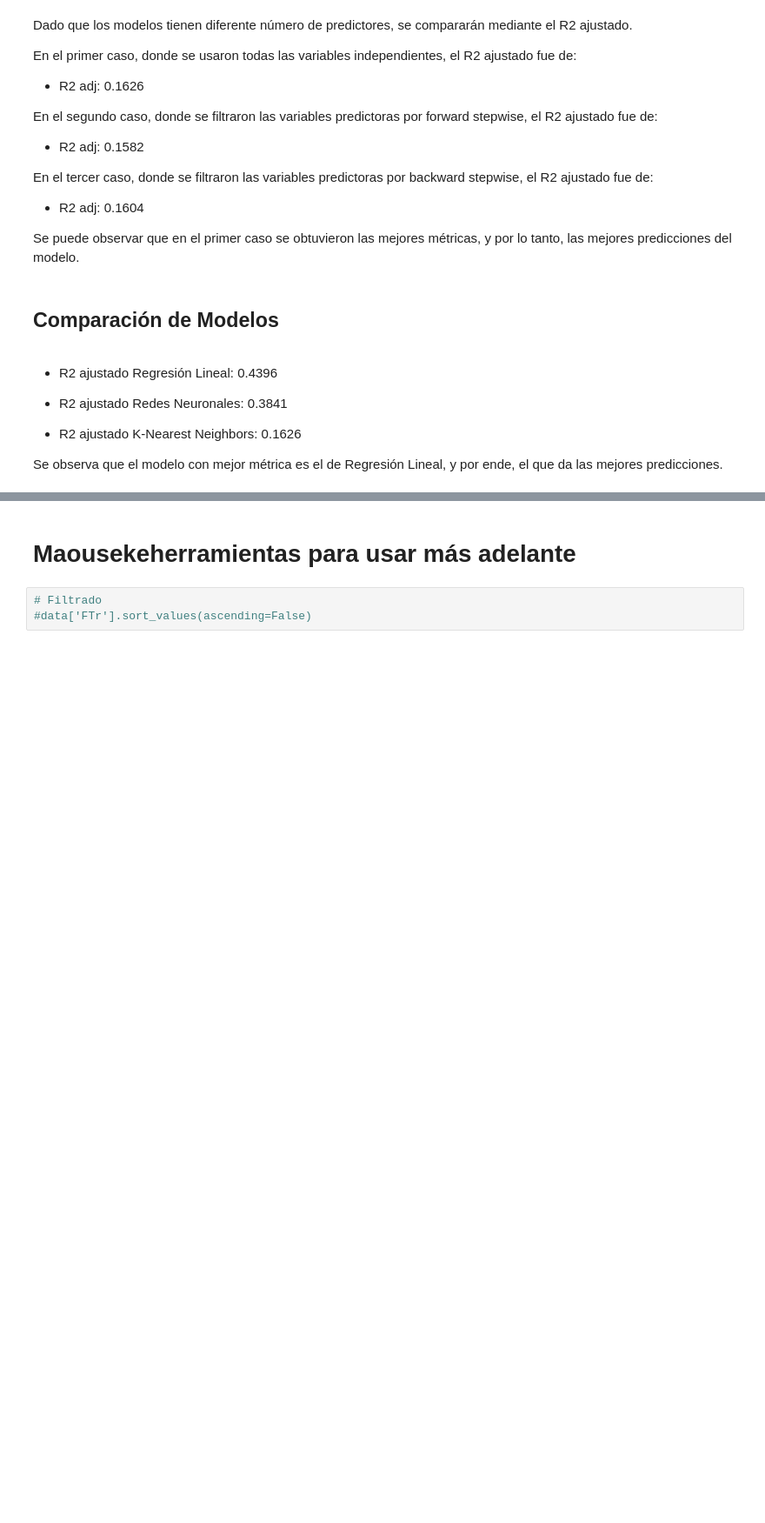
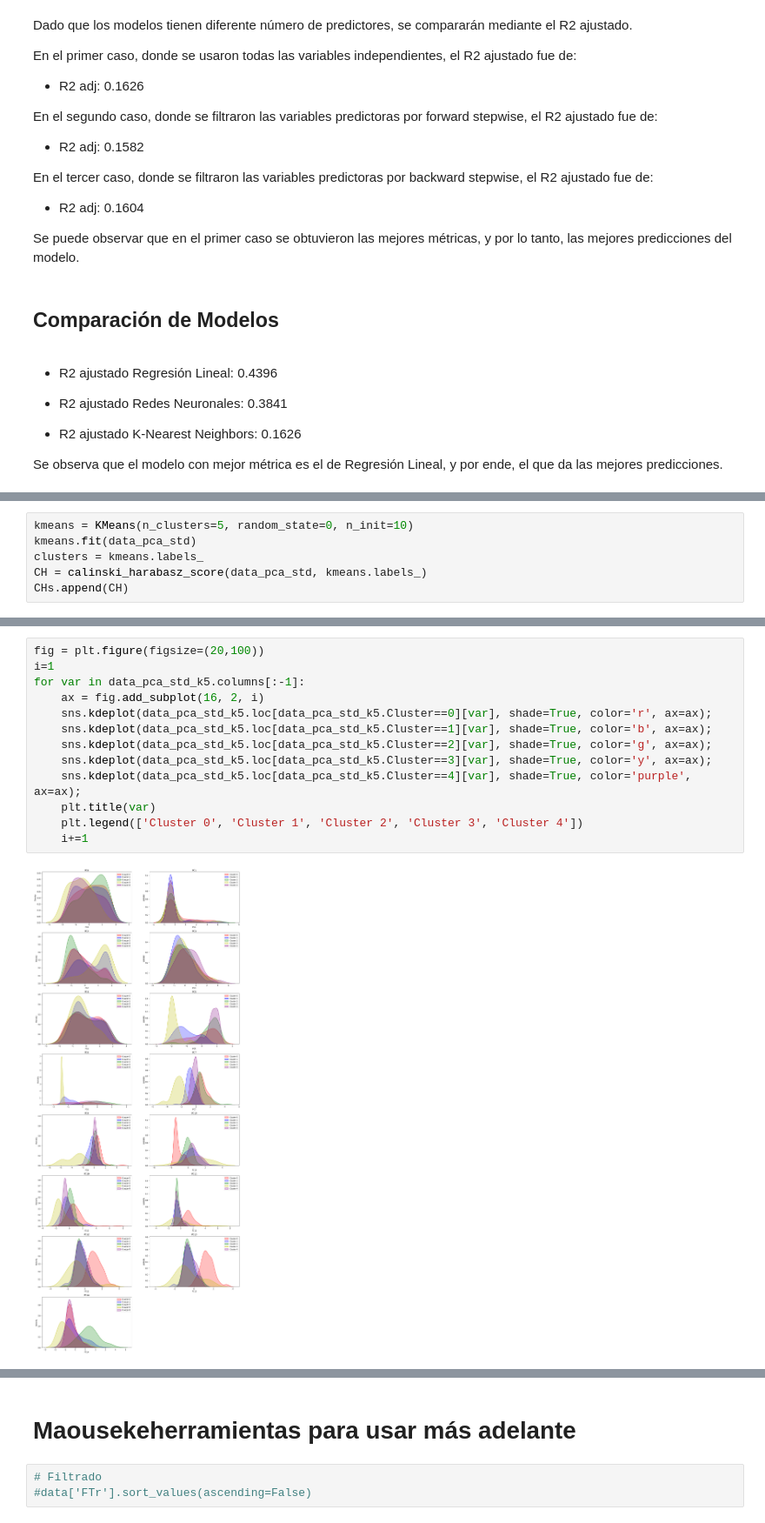
Before and after one commit to JuanImbachi/DataAnalytics_FinalProject, a Jupyter notebook: Carvajal_Imbachí_ProyectoFinal_AnalíticaDeDatos.ipynb, the cells around one changed output, grey strips where cells are left out. Shown at 87% size. Saved outputs shown, nothing was run; the diff lists cells and outputs as text; blank space fills up the shorter version.

```diff
--- a/Carvajal_Imbachí_ProyectoFinal_AnalíticaDeDatos.ipynb
+++ b/Carvajal_Imbachí_ProyectoFinal_AnalíticaDeDatos.ipynb
@@ -1630,0 +1879,6 @@ Se observa que el modelo con mejor métrica es el de Regresión Lineal, y por en
+# %%
+kmeans = KMeans(n_clusters=5, random_state=0, n_init=10)
+kmeans.fit(data_pca_std)
+clusters = kmeans.labels_
+CH = calinski_harabasz_score(data_pca_std, kmeans.labels_)
+CHs.append(CH)
@@ -1630,0 +1898,15 @@ Se observa que el modelo con mejor métrica es el de Regresión Lineal, y por en
+# %%
+fig = plt.figure(figsize=(20,100))
+i=1
+for var in data_pca_std_k5.columns[:-1]:
+    ax = fig.add_subplot(16, 2, i)
+    sns.kdeplot(data_pca_std_k5.loc[data_pca_std_k5.Cluster==0][var], shade=True, color='r', ax=ax);
+    sns.kdeplot(data_pca_std_k5.loc[data_pca_std_k5.Cluster==1][var], shade=True, color='b', ax=ax);
+    sns.kdeplot(data_pca_std_k5.loc[data_pca_std_k5.Cluster==2][var], shade=True, color='g', ax=ax);
+    sns.kdeplot(data_pca_std_k5.loc[data_pca_std_k5.Cluster==3][var], shade=True, color='y', ax=ax);
+    sns.kdeplot(data_pca_std_k5.loc[data_pca_std_k5.Cluster==4][var], shade=True, color='purple', ax=ax);
+    plt.title(var)
+    plt.legend(['Cluster 0', 'Cluster 1', 'Cluster 2', 'Cluster 3', 'Cluster 4'])
+    i+=1
+# %% [output]
+[figure, added]
```
Also changed, not shown: parts of 59 cells of this notebook.
